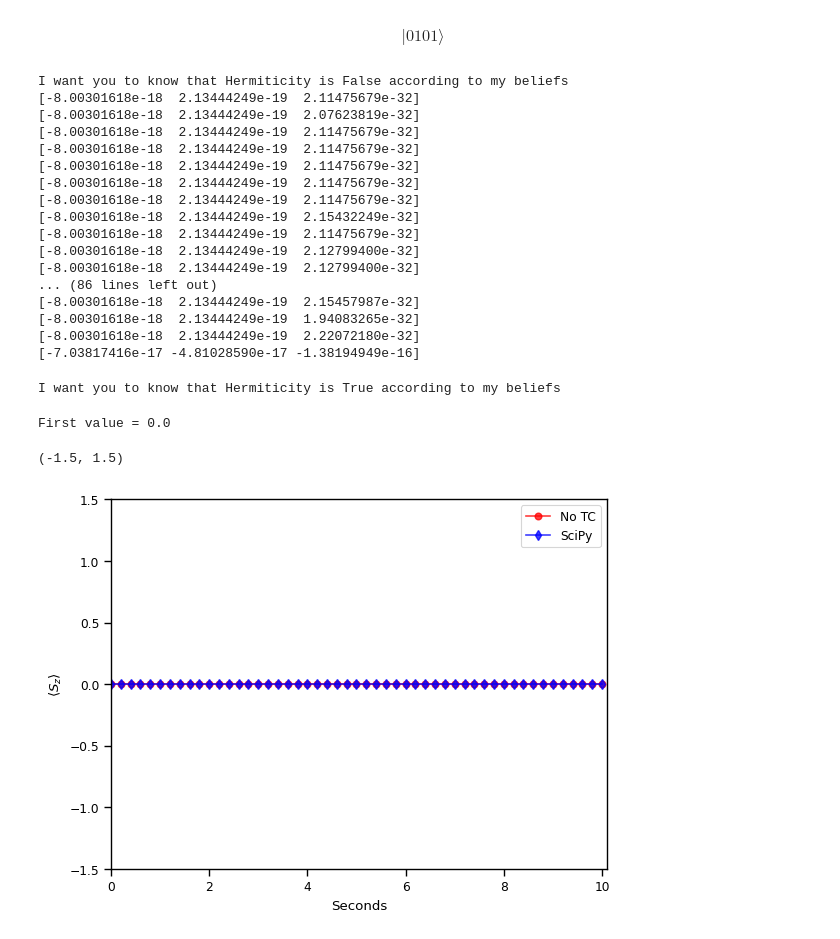
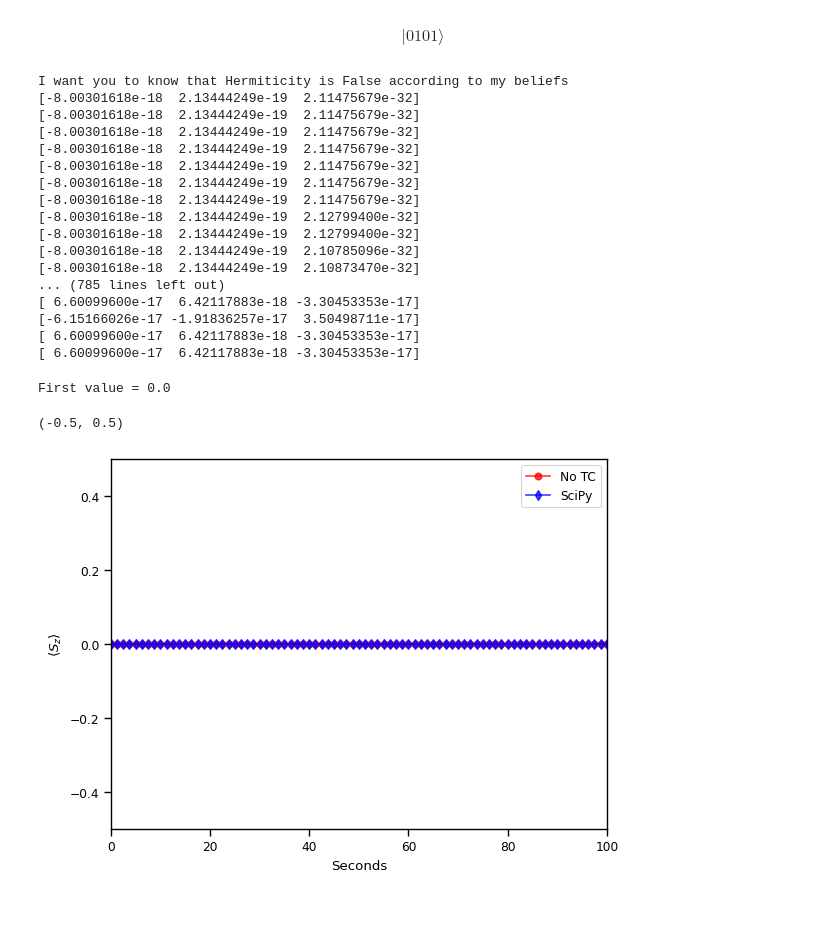
Before and after one commit to Magnusson6359/qiskit-algorithms, a Jupyter notebook: testing.ipynb, the cells around one changed output. Saved outputs shown, nothing was run; the diff lists cells and outputs as text; code cells hidden in the pictures; blank space fills up the shorter version.

```diff
--- a/testing.ipynb
+++ b/testing.ipynb
@@ -391,8 +414,8 @@ $$ |0101\rangle$$
 # No TC case
 
 # The 2 main tunable parameters
-total_time = 10
-num_timesteps = 100
+total_time = 100
+num_timesteps = 800
 
 var_principle = RealMcLachlanPrinciple(qgt=LinCombQGT(estimator), gradient=LinCombEstimatorGradient(estimator))
 time_evo_qrte = TimeEvolutionProblem(hamiltonian,
@@ -405,40 +428,22 @@ qrte = VarQRTE(ansatz_qrte, init_param_values_qrte,
 real_result_notc = qrte.evolve(time_evo_qrte)
 # %% [output]
 I want you to know that Hermiticity is False according to my beliefs
-[-8.00301618e-18  2.13444249e-19  2.11475679e-32]
-[-8.00301618e-18  2.13444249e-19  2.07623819e-32]
 [-8.00301618e-18  2.13444249e-19  2.11475679e-32]
 [-8.00301618e-18  2.13444249e-19  2.11475679e-32]
 [-8.00301618e-18  2.13444249e-19  2.11475679e-32]
 [-8.00301618e-18  2.13444249e-19  2.11475679e-32]
 [-8.00301618e-18  2.13444249e-19  2.11475679e-32]
-[-8.00301618e-18  2.13444249e-19  2.15432249e-32]
+[-8.00301618e-18  2.13444249e-19  2.11475679e-32]
 [-8.00301618e-18  2.13444249e-19  2.11475679e-32]
 [-8.00301618e-18  2.13444249e-19  2.12799400e-32]
 [-8.00301618e-18  2.13444249e-19  2.12799400e-32]
-... (86 lines left out)
-[-8.00301618e-18  2.13444249e-19  2.15457987e-32]
-[-8.00301618e-18  2.13444249e-19  1.94083265e-32]
-[-8.00301618e-18  2.13444249e-19  2.22072180e-32]
-[-7.03817416e-17 -4.81028590e-17 -1.38194949e-16]
+[-8.00301618e-18  2.13444249e-19  2.10785096e-32]
+[-8.00301618e-18  2.13444249e-19  2.10873470e-32]
+... (785 lines left out)
+[ 6.60099600e-17  6.42117883e-18 -3.30453353e-17]
+[-6.15166026e-17 -1.91836257e-17  3.50498711e-17]
+[ 6.60099600e-17  6.42117883e-18 -3.30453353e-17]
+[ 6.60099600e-17  6.42117883e-18 -3.30453353e-17]
-# %%
-# TC case
-
-# The 2 main tunable parameters
-total_time = 10
-num_timesteps = 100
-
-var_principle = RealMcLachlanPrinciple(qgt=LinCombQGT(estimator), gradient=LinCombEstimatorGradient(estimator), is_non_hermitian=True)
-time_evo_qrte_tc = TimeEvolutionProblem(hamiltonian_tc,
-                                time=total_time,
-                                aux_operators=[magnetisation])
-qrte = VarQRTE(ansatz_qrte, init_param_values_qrte,
-                variational_principle = var_principle,
-                estimator=estimator,
-                num_timesteps=num_timesteps)
-real_result = qrte.evolve(time_evo_qrte)
-# %% [output]
-I want you to know that Hermiticity is True according to my beliefs
 # %%
 # Compare with exact solutions
 init_circ1 = ansatz_qrte.assign_parameters(init_param_values_qrte)
@@ -457,31 +462,31 @@ sol2 = rtev2.evolve(evolution_problem2)
 # %%
 sns.set_context("paper")
 fig, ax = plt.subplots(1,1)
 #fig.set_figheight(7)
 #fig.set_figwidth(5)
 
-DELTA_BIG = 2
+DELTA_BIG = 10
 
 exp_val_real_notc = np.array([ele[0][0].real for ele in real_result_notc.observables])
 times = real_result_notc.times
-exp_val_real = np.array([ele[0][0].real for ele in real_result.observables])
-times = real_result.times
+#exp_val_real = np.array([ele[0][0].real for ele in real_result.observables])
+#times = real_result.times
 exact_mz_exp_val_re = sol1.observables[0][0].real
 exact_mz_exp_val_re_tc = sol2.observables[0][0].real
 
 print("First value =", exp_val_real_notc[0]) # E: -1.2427 for triplet, -1.8820 for singlet
 
 ax.plot(times[::DELTA_BIG], exp_val_real_notc[::DELTA_BIG], '-ro', label= "No TC", alpha=0.75) #+ extracted_transformer_energy+ nuclear_repulsion_energy
 #ax.plot(times[::DELTA_BIG], exp_val_real[::DELTA_BIG], '-gs', label= "TC", alpha=0.76) #+ extracted_transformer_energy+ nuclear_repulsion_energy
 ax.plot(times[::DELTA_BIG], exact_mz_exp_val_re[::DELTA_BIG], '-bd', label= "SciPy", alpha=0.75) #+ extracted_transformer_energy+ nuclear_repulsion_energy
 #ax.plot(times[::DELTA_BIG], exact_mz_exp_val_re_tc[::DELTA_BIG], '-c^', label= "SciPy TC")
 
 ax.set_xlabel("Seconds")
 ax.set_xlim([0, times[-1]])
 ax.set_ylabel(r"$\langle S_z \rangle$")
 ax.legend()
-ax.set_ylim([-1.5,1.5])
+ax.set_ylim([-.5,.5])
 # %% [output]
 First value = 0.0
-(-1.5, 1.5)
+(-0.5, 0.5)
-[figure, old version]
+[figure, new version]
```
Also changed, not shown: parts of 2 cells of this notebook, 1 other file.
